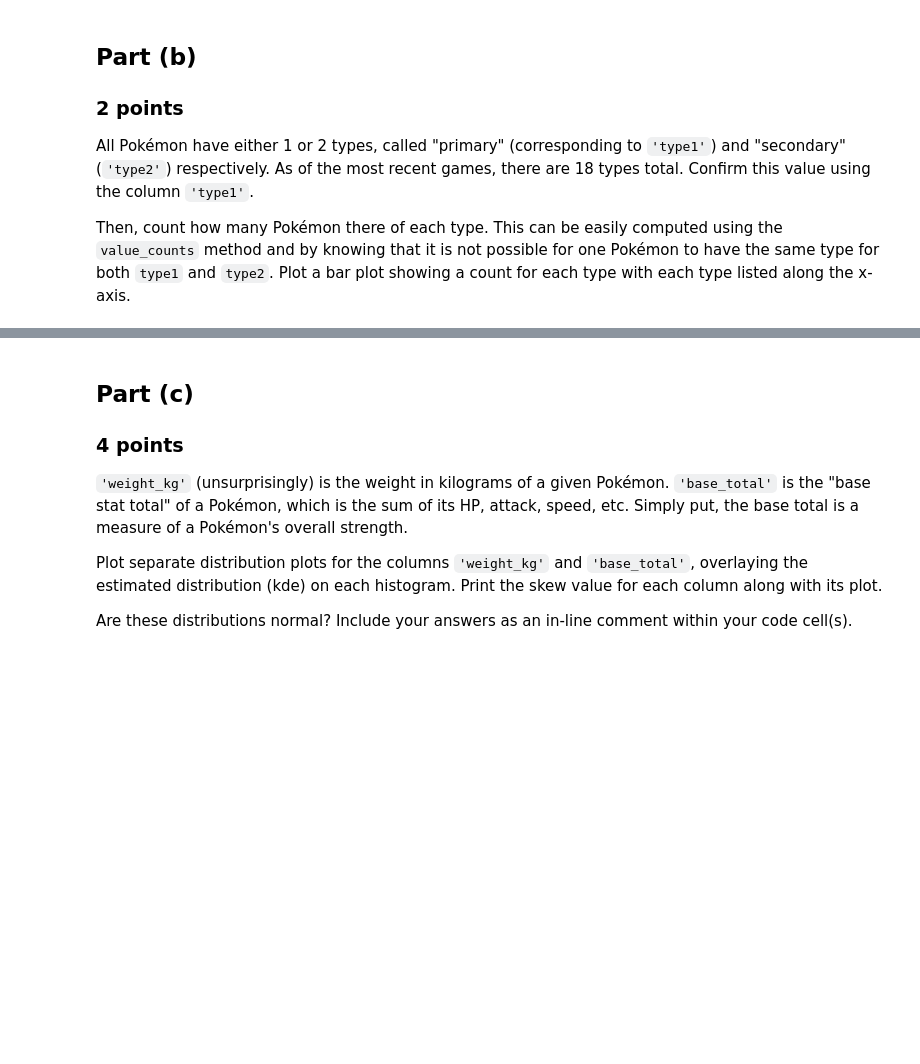
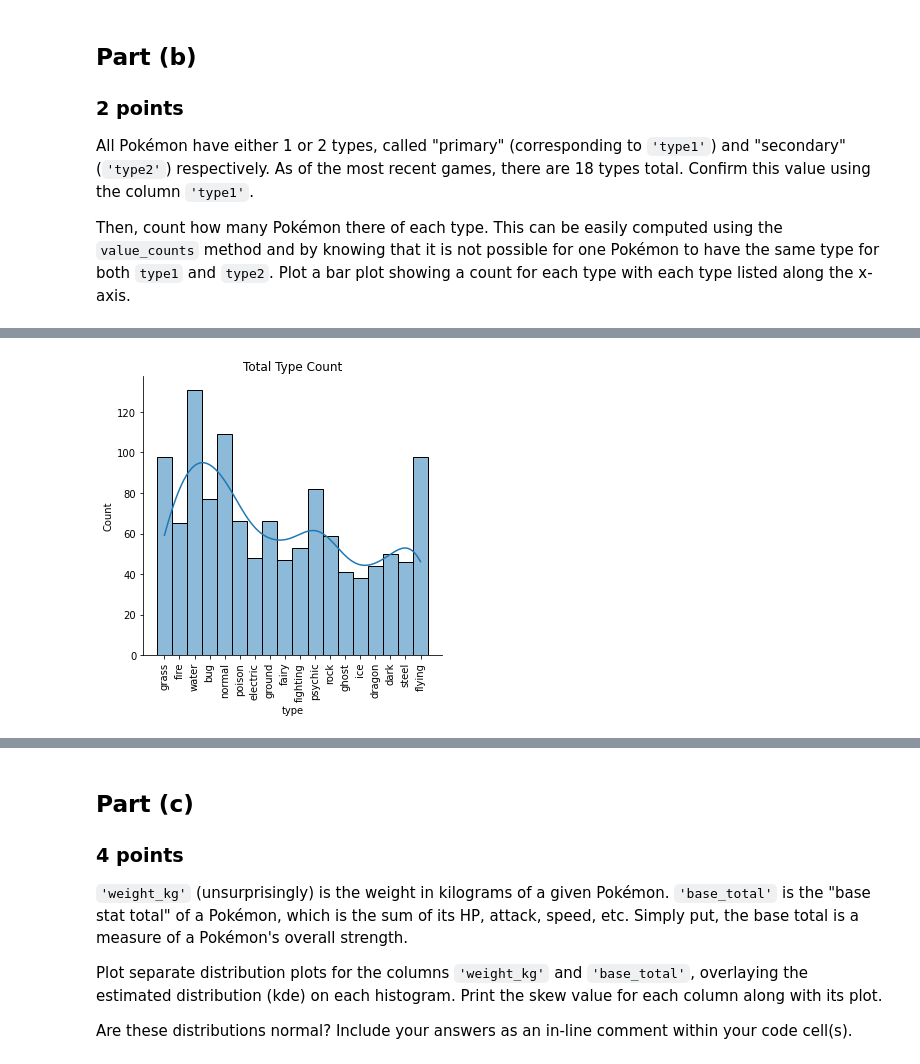
Before and after one commit to DuncanFerguson/GITHUB_REPOSITORY, a Jupyter notebook: DU_MSDS/Data Science Tools 1/Assignment_6/Duncan_Ferguson_Assignment _6 _Inferential_Statistics.ipynb, the cells around one changed output, grey strips where cells are left out. Saved outputs shown, nothing was run; the diff lists cells and outputs as text; code cells hidden in the pictures; blank space fills up the shorter version.

```diff
--- a/DU_MSDS/Data Science Tools 1/Assignment_6/Duncan_Ferguson_Assignment _6 _Inferential_Statistics.ipynb
+++ b/DU_MSDS/Data Science Tools 1/Assignment_6/Duncan_Ferguson_Assignment _6 _Inferential_Statistics.ipynb
@@ -46,0 +120,12 @@ Then, count how many Pokémon there of each type. This can be easily computed us
+# %%
+# Manipulating the data so that I can count types for both type 1 & 2 together
+df_type1 = df[['name', 'type1']].copy()
+df_type2 = df[['name', 'type2']].copy()
+df_type2 = df_type2[~df_type2['type2'].isnull()].copy()
+df_type1['Type_Origin'] = ['Type1' for _ in range(len(df_type1['type1']))]
+df_type2['Type_Origin'] = ['Type2' for _ in range(len(df_type2['type2']))]
+df_type1.rename(columns={'type1':'type'}, inplace=True)
+df_type2.rename(columns={'type2':'type'}, inplace=True)
+df_comp = pd.concat([df_type1, df_type2], ignore_index=True)
+# Displaying the Counts for the comp
+df_comp['type'].value_counts()
@@ -46,0 +152,8 @@ Then, count how many Pokémon there of each type. This can be easily computed us
+# %%
+# Graphing the comp counts
+plot = sns.displot(data=df_comp.type, kde=True)
+plot.set_xticklabels(rotation=90);
+plot.tight_layout()
+plt.title("Total Type Count");
+# %% [output]
+[figure, added]
```
Also changed, not shown: parts of 14 cells of this notebook.
